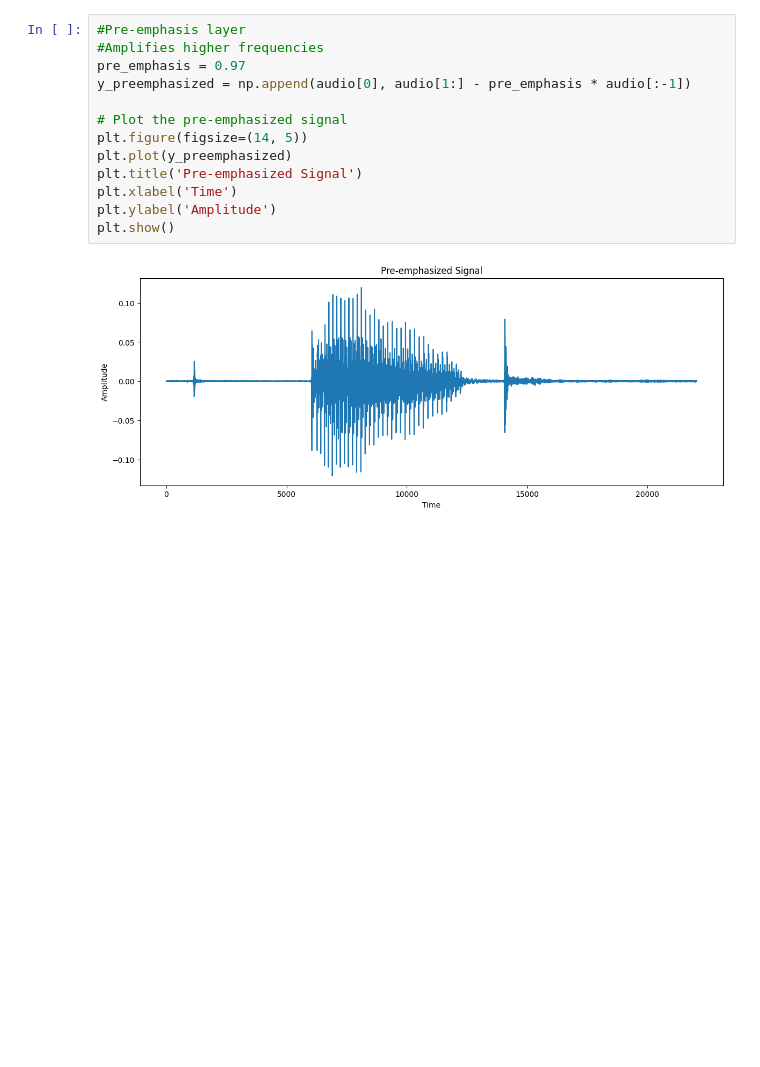
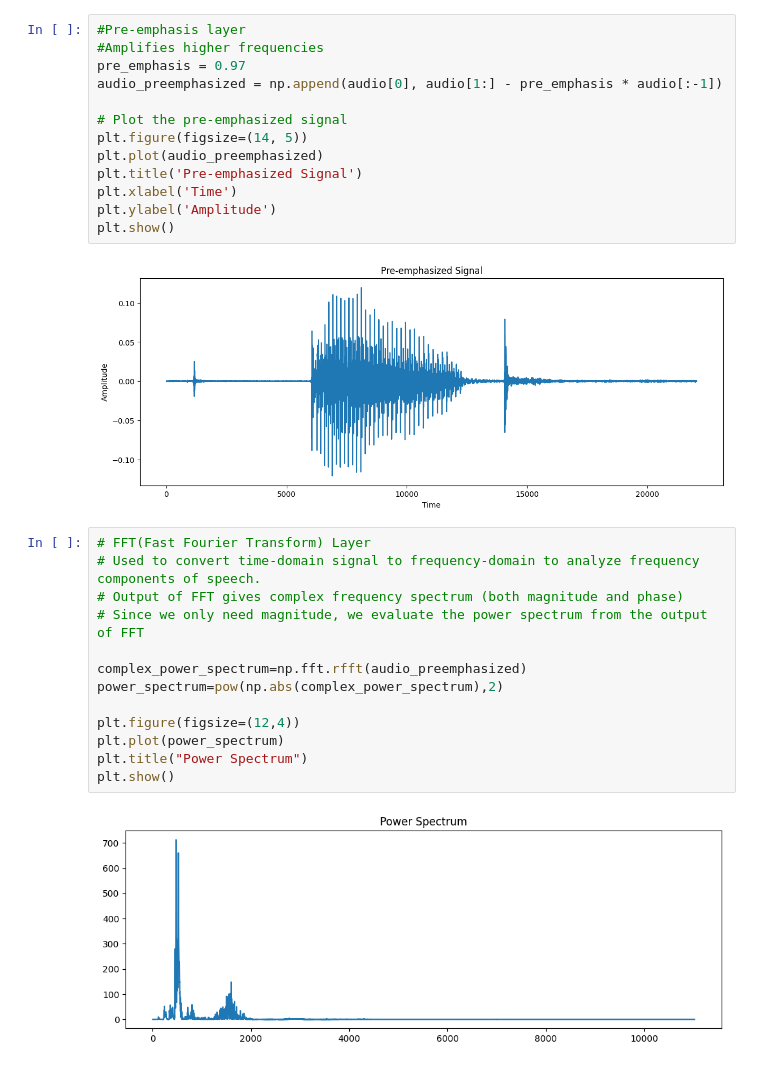
Before and after one commit to svijayvrat/Py-STT-Engine, a Jupyter notebook: stt-engine.ipynb, the cells around one changed output. Drawn from its saved outputs; the diff is of its cells as text; blank space fills up the shorter version.

```diff
--- a/stt-engine.ipynb
+++ b/stt-engine.ipynb
@@ -25,14 +28,29 @@ plt.show()
 #Pre-emphasis layer
 #Amplifies higher frequencies
 pre_emphasis = 0.97
-y_preemphasized = np.append(audio[0], audio[1:] - pre_emphasis * audio[:-1])
+audio_preemphasized = np.append(audio[0], audio[1:] - pre_emphasis * audio[:-1])
 
 # Plot the pre-emphasized signal
 plt.figure(figsize=(14, 5))
-plt.plot(y_preemphasized)
+plt.plot(audio_preemphasized)
 plt.title('Pre-emphasized Signal')
 plt.xlabel('Time')
 plt.ylabel('Amplitude')
 plt.show()
 # %% [output]
 [figure]
+# %%
+# FFT(Fast Fourier Transform) Layer
+# Used to convert time-domain signal to frequency-domain to analyze frequency components of speech.
+# Output of FFT gives complex frequency spectrum (both magnitude and phase)
+# Since we only need magnitude, we evaluate the power spectrum from the output of FFT
+
+complex_power_spectrum=np.fft.rfft(audio_preemphasized)
+power_spectrum=pow(np.abs(complex_power_spectrum),2)
+
+plt.figure(figsize=(12,4))
+plt.plot(power_spectrum)
+plt.title("Power Spectrum")
+plt.show()
+# %% [output]
+[figure, added]
```
Also changed, not shown: parts of 2 cells of this notebook.
